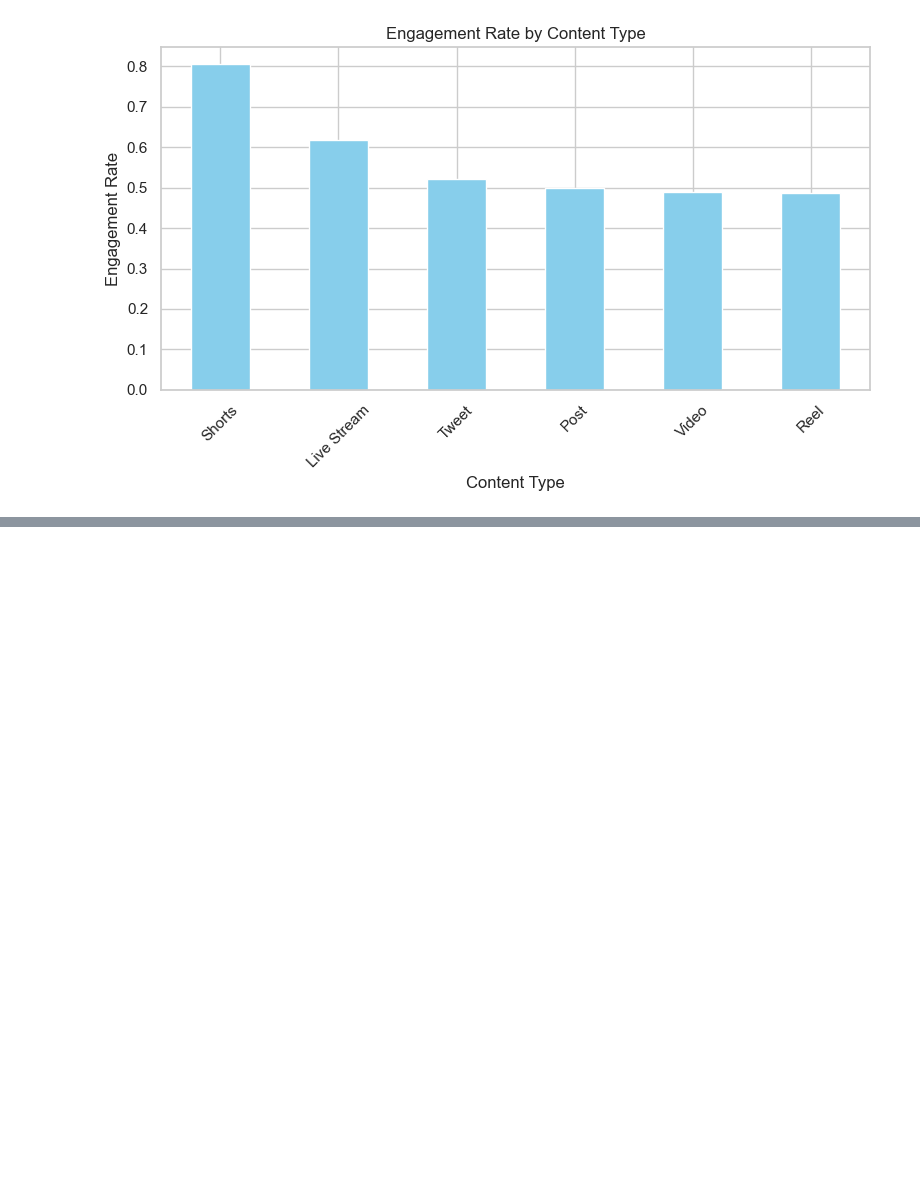
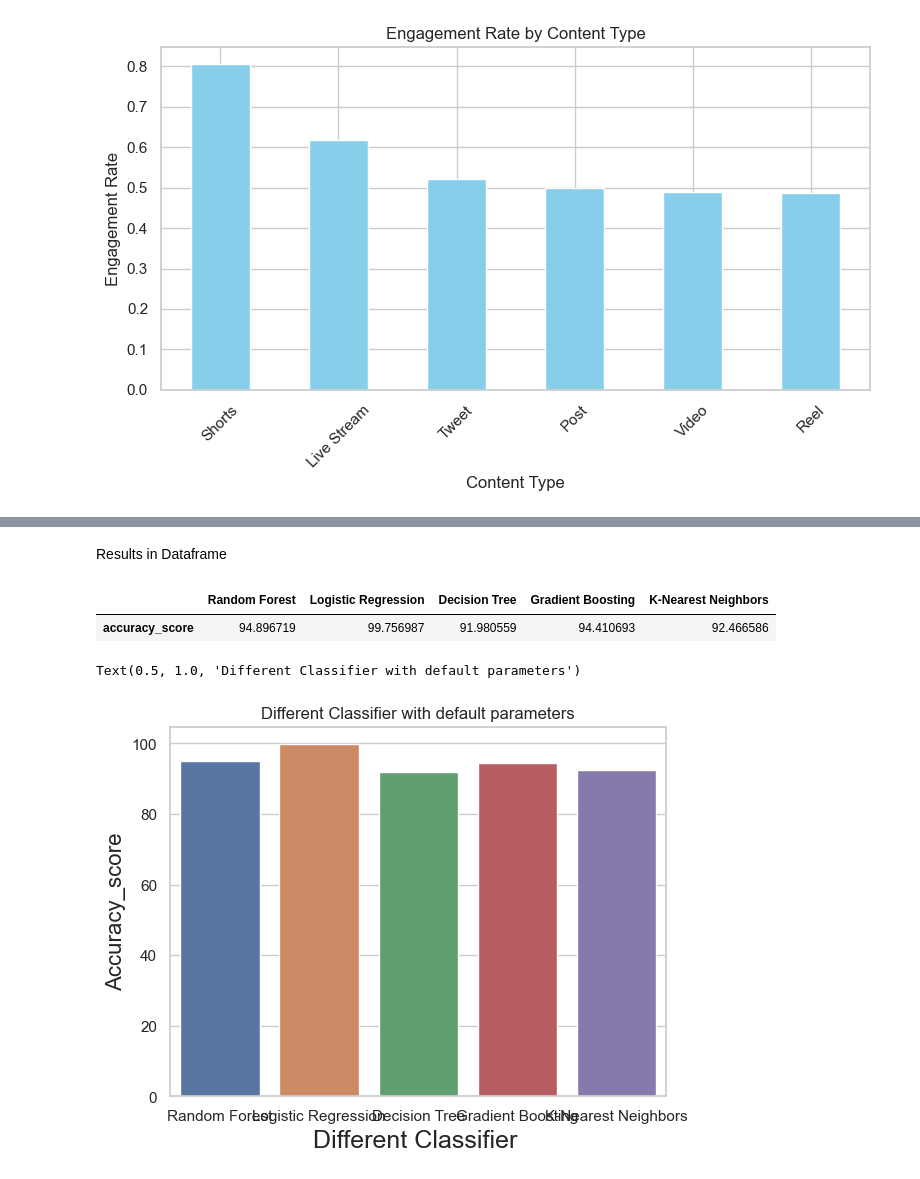
Before and after one commit to jari127/MSDS25026_Project, a Jupyter notebook: code_file.ipynb, the cells around one changed output, grey strips where cells are left out. Saved outputs shown, nothing was run; the diff lists cells and outputs as text; code cells hidden in the pictures; blank space fills up the shorter version.

```diff
--- a/code_file.ipynb
+++ b/code_file.ipynb
@@ -802,0 +823,16 @@ plt.show()
+# %%
+features = ["Likes", "Shares", "Comments", "Views"]
+X = df_filtered[features]
+y = df_filtered['Engagement_Level_Calculated']
+
+# Train/test split (80% training and 20% testing)
+X_train, X_test, y_train, y_test = train_test_split(X, y, test_size=0.2, random_state=42)
+# %%
+# Selecting models
+models = {
+    "Random Forest": RandomForestClassifier(),
+    "Logistic Regression": LogisticRegression(),
+    "Decision Tree": DecisionTreeClassifier(),
+    "Gradient Boosting": GradientBoostingClassifier(),
+    "K-Nearest Neighbors": KNeighborsClassifier()
+}
@@ -802,0 +935,17 @@ plt.show()
+# %% [markdown]
+Results in Dataframe
+# %%
+value = pd.DataFrame(accuracy_results,columns=['Random Forest','Logistic Regression','Decision Tree','Gradient Boosting','K-Nearest Neighbors'],index=['accuracy_score'])
+value
+# %% [output]
+|  | Random Forest | Logistic Regression | Decision Tree | Gradient Boosting | K-Nearest Neighbors |
+| accuracy_score | 94.896719 | 99.756987 | 91.980559 | 94.410693 | 92.466586 |
+# %%
+#barplot for classifer
+sns.barplot(data = value)
+plt.xlabel('Different Classifier ', fontsize=18)
+plt.ylabel('Accuracy_score', fontsize=16)
+plt.title('Different Classifier with default parameters')
+# %% [output]
+Text(0.5, 1.0, 'Different Classifier with default parameters')
+[figure, added]
```
Also changed, not shown: parts of 9 cells of this notebook, 3 other files.
